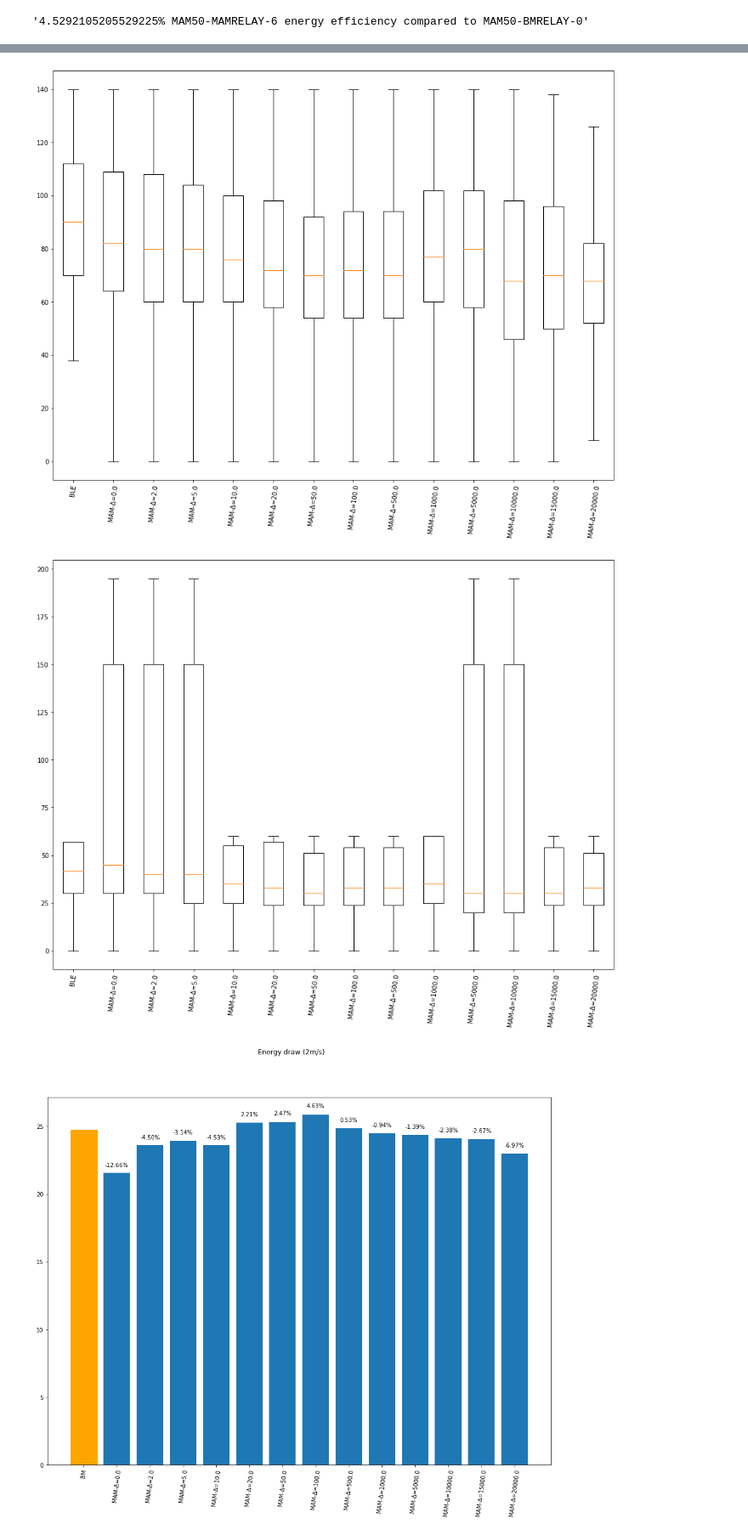
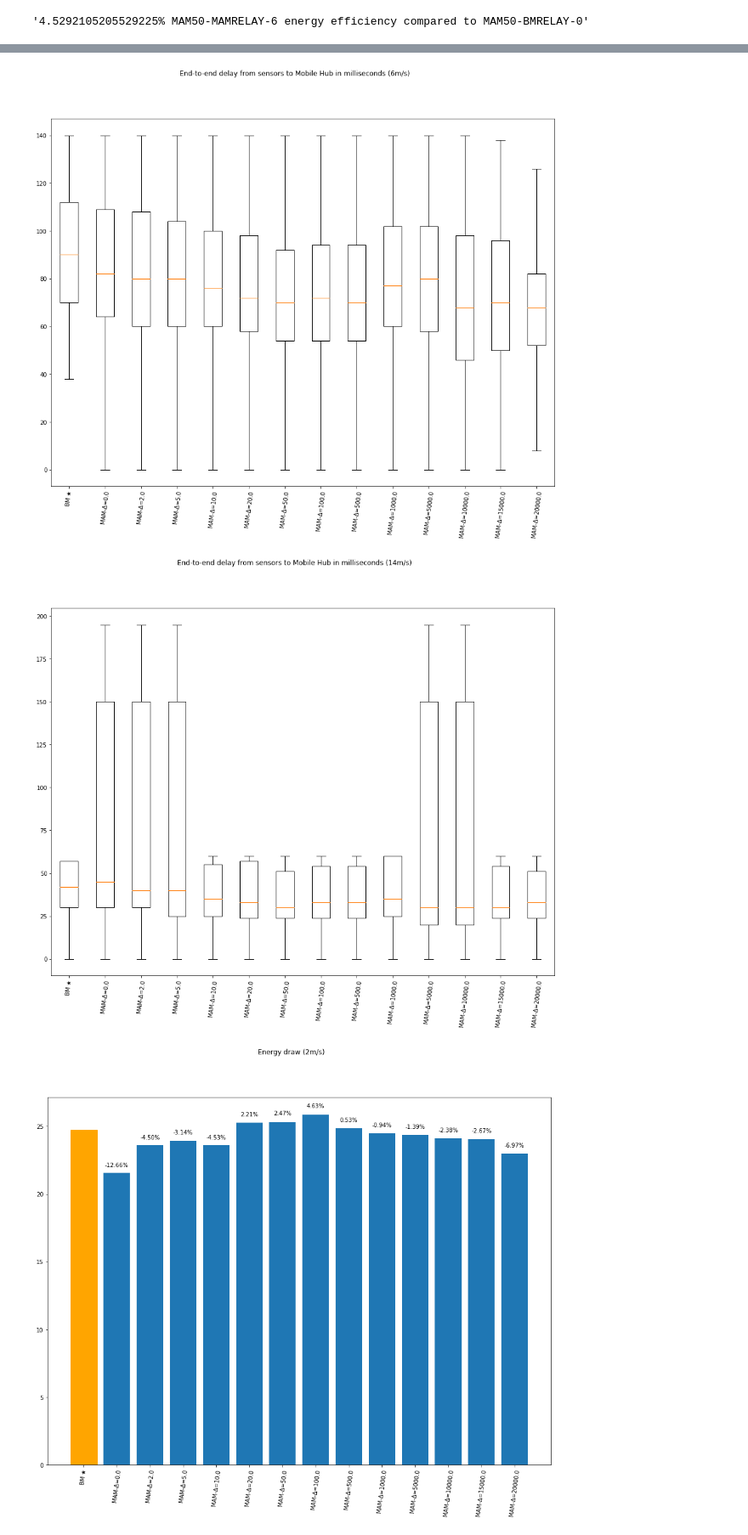
Before and after one commit to marcelopaulon/PUC-Rio, a Jupyter notebook: showcases/projects/mam/Untitled.ipynb, the cells around one changed output, grey strips where cells are left out. Shown: that part at 85% size. Saved outputs shown, nothing was run; the diff lists cells and outputs as text; code cells hidden in the pictures.

```diff
--- a/showcases/projects/mam/Untitled.ipynb
+++ b/showcases/projects/mam/Untitled.ipynb
@@ -364,7 +364,7 @@ bmesh2mpsData = explodeHistogramData(getHistogramData(histogramName='realDataEnd
                         runData=getRunData(findBluetoothRelayRun(speed=2, configName='MAM50-BMRELAY'))))
 
 data_to_plot_2ms = [bmesh2mpsData]
-labels = ['BLE']
+labels = ['BM ★']
 
 for d in allDeltas:
     data_to_plot_2ms.append(explodeHistogramData(getHistogramData(histogramName='realDataEndToEndDelay:histogram',
@@ -375,6 +375,10 @@ for d in allDeltas:
 bp = ax.boxplot(data_to_plot_2ms, showfliers=False)
 
 ax.set_xticklabels(labels)
+
+speed = 2
+plt.suptitle('End-to-end delay from sensors to Mobile Hub in milliseconds (' + str(speed) + 'm/s)')
+
 plt.xticks(rotation='82.5')
 
 # Save the figure
@@ -384,31 +388,35 @@ fig.savefig('fig1.png', bbox_inches='tight')
 # %%
 # Create a figure instance
 fig = plt.figure(1, figsize=(16, 12))
 
 # Create an axes instance
 ax = fig.add_subplot(111)
 
 bmesh6mpsData = explodeHistogramData(getHistogramData(histogramName='realDataEndToEndDelay:histogram',
                         runData=getRunData(findBluetoothRelayRun(speed=6, configName='MAM50-BMRELAY'))))
 
 data_to_plot_6ms = [bmesh6mpsData]
-labels = ['BLE']
+labels = ['BM ★']
 
 for d in allDeltas:
     data_to_plot_6ms.append(explodeHistogramData(getHistogramData(histogramName='realDataEndToEndDelay:histogram',
                         runData=getRunData(findMAMRelayRun(speed=6, delta=d, configName='MAM50-MAMRELAY')))))
     labels.append('MAM-Δ=' + str(d))
 
 # Create the boxplot
 bp = ax.boxplot(data_to_plot_6ms, showfliers=False)
 
 ax.set_xticklabels(labels)
+
+speed = 6
+plt.suptitle('End-to-end delay from sensors to Mobile Hub in milliseconds (' + str(speed) + 'm/s)')
+
 plt.xticks(rotation='82.5')
 
 # Save the figure
 fig.savefig('fig2.png', bbox_inches='tight')
 # %% [output]
-[figure, old version]
+[figure, new version]
 # %%
 # Create a figure instance
 fig = plt.figure(1, figsize=(16, 12))
@@ -420,7 +428,7 @@ bmesh14mpsData = explodeHistogramData(getHistogramData(histogramName='realDataEn
                         runData=getRunData(findBluetoothRelayRun(speed=14, configName='MAM50-BMRELAY'))))
 
 data_to_plot_14ms = [bmesh14mpsData]
-labels = ['BLE']
+labels = ['BM ★']
 
 for d in allDeltas:
     data_to_plot_14ms.append(explodeHistogramData(getHistogramData(histogramName='realDataEndToEndDelay:histogram',
@@ -431,12 +439,17 @@ for d in allDeltas:
 bp = ax.boxplot(data_to_plot_14ms, showfliers=False)
 
 ax.set_xticklabels(labels)
+
+speed = 14
+plt.suptitle('End-to-end delay from sensors to Mobile Hub in milliseconds (' + str(speed) + 'm/s)')
+
+
 plt.xticks(rotation='82.5')
 
 # Save the figure
 fig.savefig('fig3.png', bbox_inches='tight')
 # %% [output]
-[figure, old version]
+[figure, new version]
 # %%
 #TODO mhub data received bar chart. energy draw bar chart.
 # %%
```
Also changed, not shown: parts of 7 cells of this notebook, 15 other files.
